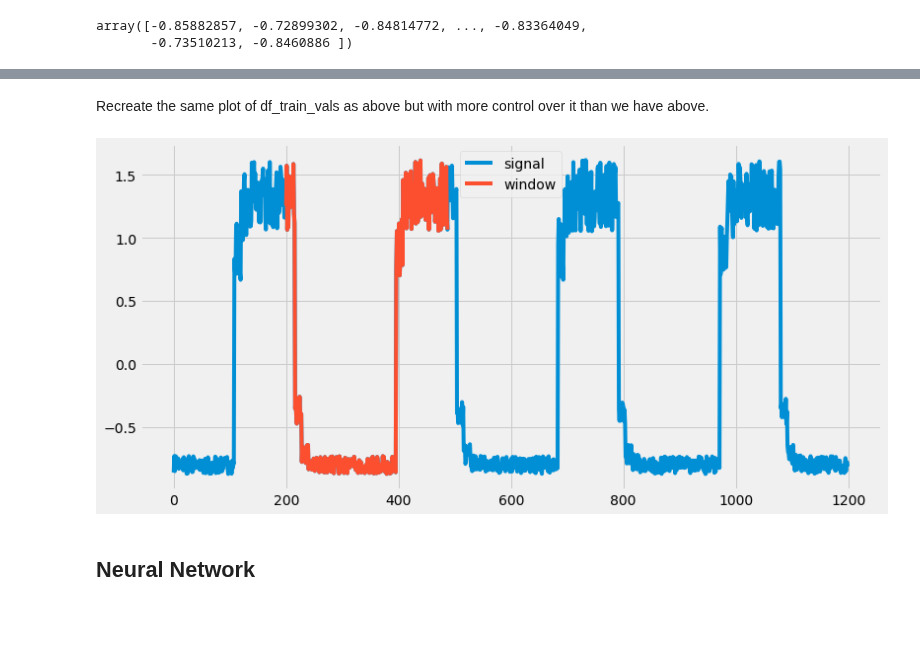
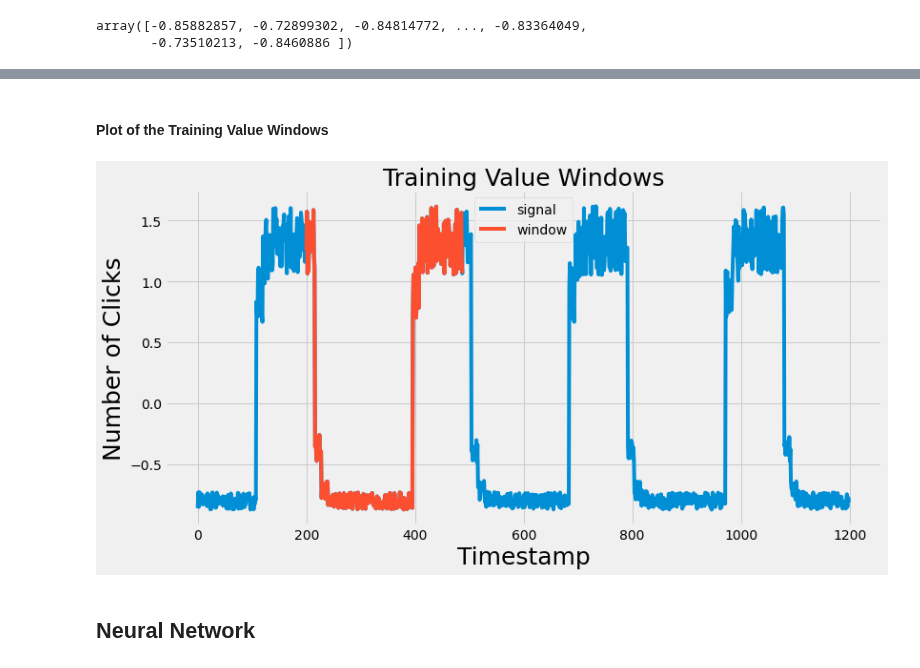
Before and after one commit to Cormac88/machine-learning-and-statistics, a Jupyter notebook: anomaly-detection.ipynb, the cells around one changed output, grey strips where cells are left out. Drawn from its saved outputs; the diff is of its cells as text; code cells hidden in the pictures; blank space fills up the shorter version.

```diff
--- a/anomaly-detection.ipynb
+++ b/anomaly-detection.ipynb
@@ -326,10 +337,3 @@ df_train_vals.plot(legend=False, ax=ax);
 df_train_vals.shape
 # %% [output]
 (4032, 1)
-# %%
-# Window list example.
-L = [1, 1, 2, 4, 5, 6, 7, 1, 2, 3, 4, 5]
-# Example window size.
-win_size = 3
-# Length of L.
-len(L)
@@ -348,4 +339,0 @@ len(L) - win_size + 1
-# %%
-# Print the windows.
-for i in range(len(L) - win_size + 1):
-    print(L[i:i + win_size])
@@ -363,9 +339,0 @@ for i in range(len(L) - win_size + 1):
-# %%
-# For accumulating the windows.
-wins = []
-
-# Generate the windows
-for i in range(len(L) - win_size + 1):
-    wins.append(L[i:i + win_size])
-
-wins
@@ -458,31 +408,34 @@ array([-0.85882857, -0.72899302, -0.84814772, -0.72958579, -0.731173  ,
        -0.85255954, -0.74557822, -0.73192653, -0.84503486, -0.76738913,
        -0.86453747, -0.81250829, -0.79671155])
 # %% [markdown]
-Recreate the same plot of df_train_vals as above but with more control over it than we have above.
+#### Plot of the Training Value Windows
 # %%
 # Change this value to look at different windows.
 window_no = 200
 
 # Shortcut for initializing a figure and subplot axes.
 fig, ax = plt.subplots(figsize=(12, 6))
 
 # y values are pulled from the 'df_train_vals' DF.
 y = df_train_vals['value'].values[:1200]
 
 # We want x values that are spaced out by the same interval as the y values.
 ax.plot(np.arange(y.shape[0]), y, label='signal')
 
 # The first window.
 w = x_train[window_no].flatten()
 
 # plot DataFame.
 ax.plot(np.arange(w.shape[0]) + window_no, w, label='window')
 
-ax.legend();
+plt.xlabel('Timestamp', fontsize=25)
+plt.ylabel('Number of Clicks', fontsize=25)
+plt.title('Training Value Windows', fontsize=25);
+ax.legend(loc="best");
 
 # Create animation here.
 # %% [output]
-[figure, old version]
+[figure, new version]
 # %% [markdown]
 ## Neural Network
 # %%
```
Also changed, not shown: parts of 29 cells of this notebook, 1 other file.
